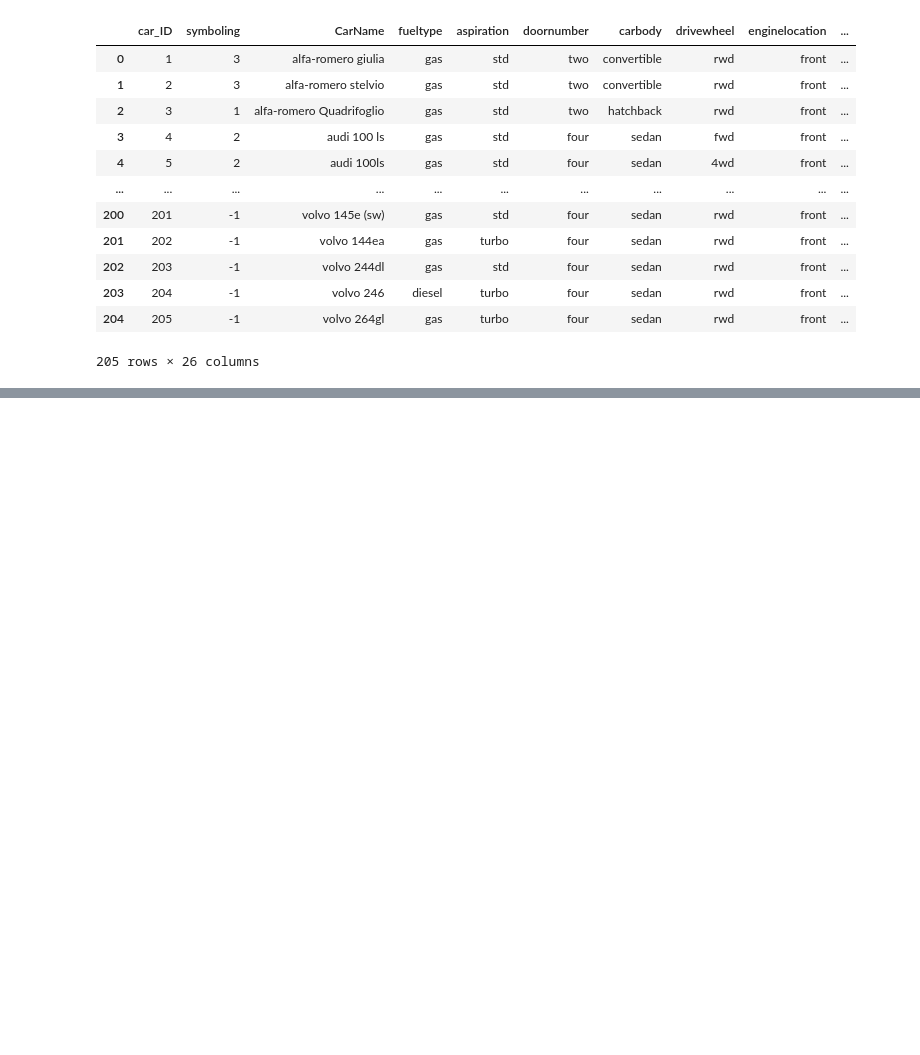
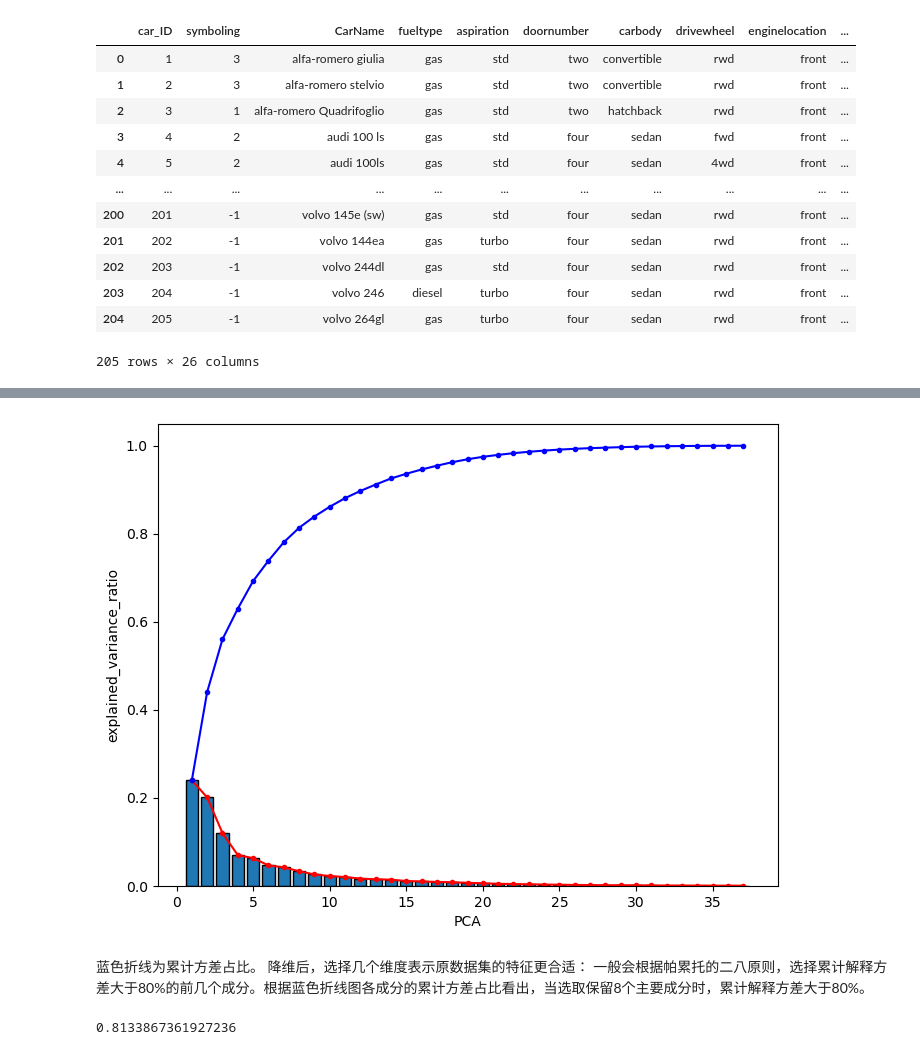
Before and after one commit to unicorn-yh/Deep-Learning-Mindspore, a Jupyter notebook: Car Clustering/car.ipynb, the cells around one changed output, grey strips where cells are left out. Cells and saved outputs as stored; diff of their text form; code cells hidden in the pictures; blank space fills up the shorter version.

```diff
--- a/Car Clustering/car.ipynb
+++ b/Car Clustering/car.ipynb
@@ -77,0 +193,6 @@ print(column_names)
+# %%
+#对于类别离散型特征，取值间没有大小意义的，可采用one-hot编码
+cate=features1.select_dtypes(include='object').columns
+print(cate)
+features1=features1.join(pd.get_dummies(features1[cate])).drop(cate,axis=1)
+features1.head()
@@ -77,0 +210,6 @@ print(column_names)
+# %%
+#对数值型数据进行归一化
+from sklearn import preprocessing
+features1=preprocessing.MinMaxScaler().fit_transform(features1)
+features1=pd.DataFrame(features1)
+features1.head()
@@ -77,0 +227,16 @@ print(column_names)
+# %%
+#对数据集进行PCA降维（信息保留为99.99%）
+from sklearn.decomposition import PCA
+pca=PCA(n_components=0.9999)  #保证降维后的数据保持90%的信息，则填0.9
+features2=pca.fit_transform(features1)
+
+#降维后，每个主要成分的解释方差占比（解释PC携带的信息多少）
+ratio=pca.explained_variance_ratio_
+print('各主成分的解释方差占比：',ratio)
+
+#降维后有几个成分
+print('降维后有几个成分：',len(ratio))
+
+#累计解释方差占比
+cum_ratio=np.cumsum(ratio)
+print('累计解释方差占比：',cum_ratio)
@@ -77,0 +262,24 @@ print(column_names)
+# %%
+#绘制PCA降维后各成分方差占比的直方图和累计方差占比折线图
+plt.figure(figsize=(8,6))
+X=range(1,len(ratio)+1)
+Y=ratio
+plt.bar(X,Y,edgecolor='black')
+plt.plot(X,Y,'r.-')
+plt.plot(X,cum_ratio,'b.-')
+plt.ylabel('explained_variance_ratio')
+plt.xlabel('PCA')
+plt.show()
+# %% [output]
+[figure, added]
+# %% [markdown]
+蓝色折线为累计方差占比。 降维后，选择几个维度表示原数据集的特征更合适： 一般会根据帕累托的二八原则，选择累计解释方差大于80%的前几个成分。根据蓝色折线图各成分的累计方差占比看出，当选取保留8个主要成分时，累计解释方差大于80%。
+# %%
+#PCA选择降维保留7个主要成分
+pca=PCA(n_components=8)
+features3=pca.fit_transform(features1)
+
+#降维后的累计各成分方差占比和（即解释PC携带的信息多少）
+print(sum(pca.explained_variance_ratio_))    #降维后，解释PC有效信息保留约81%。
+# %% [output]
+0.8133867361927236
```
Also changed, not shown: parts of 41 cells of this notebook.
